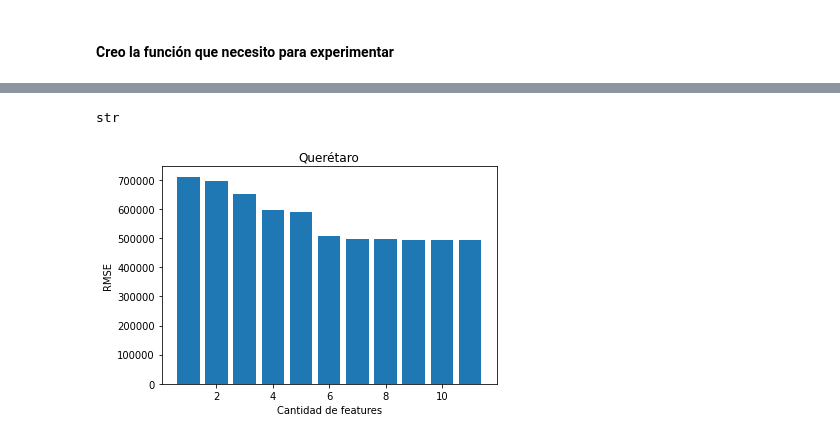
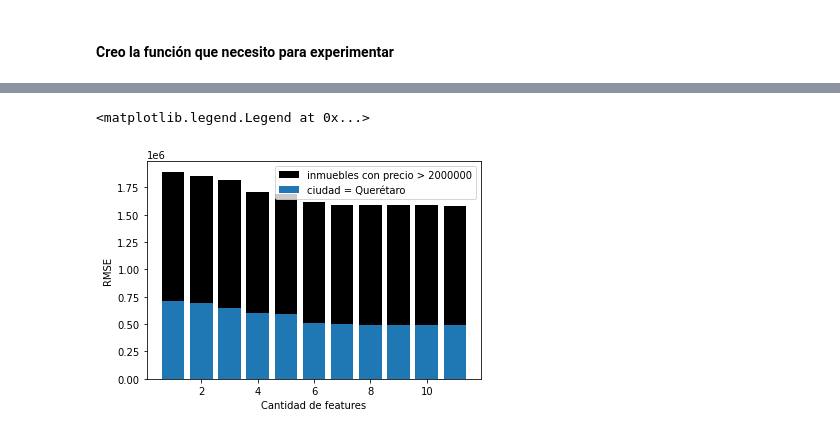
Before and after one commit to wgbusch/mt, a Jupyter notebook: tp3/notebooks/Precio_escalando_cantidad_features.ipynb, the cells around one changed output, grey strips where cells are left out. Saved outputs shown, nothing was run; the diff lists cells and outputs as text; code cells hidden in the pictures.

```diff
--- a/tp3/notebooks/Precio_escalando_cantidad_features.ipynb
+++ b/tp3/notebooks/Precio_escalando_cantidad_features.ipynb
@@ -160,18 +200,13 @@ lista_ciudades = df['ciudad'].unique().tolist()
 variables_numéricas = ['metroscubiertos','antiguedad', 'habitaciones', 'garages', 'banos', 'metrostotales',
                        'gimnasio', 'usosmultiples', 'piscina', 'escuelascercanas', 'centroscomercialescercanos']
 
-rsme_Querétaro = []
-rsmle_Querétaro = []
-
-rsme_Xochitepec = []
-rsmle_Xochitepec = []
-
-rsme_Resto = []
-rsmle_Resto = []
 
 #calculo las métricas para la predicción usando las primeras i (variando de 1 a 11) variables con Querétaro
 
 lista_variables = []
+rsme_Querétaro = []
+rsmle_Querétaro = []
+
 
 for variable in variables_numéricas:
     lista_variables.append(variable)
@@ -182,16 +217,31 @@ lista_variables = []
 
 #calculo las métricas para la predicción usando las primeras i (variando de 1 a 11) variables con Xochitepec
 lista_variables = []
+rsme_Xochitepec = []
+rsmle_Xochitepec = []
 
 for variable in variables_numéricas:
     lista_variables.append(variable)
     rsme_Xochitepec.append(métricas_regresión_ciudades(df, 'Xochitepec',  lista_variables, 'precio')[0])
     rsmle_Xochitepec.append(métricas_regresión_ciudades(df, 'Xochitepec',  lista_variables, 'precio')[1])
 
-# #calculo las métricas para la predicción usando las primeras i (variando de 1 a 11) variables con Resto
+#calculo las métricas para la predicción usando las primeras i (variando de 1 a 11) variables con Resto
 lista_variables = []
+rsme_Resto = []
+rsmle_Resto = []
 
 for variable in variables_numéricas:
     lista_variables.append(variable)
     rsme_Resto.append(métricas_regresión_ciudades(df, 'Resto',  lista_variables, 'precio')[0])
     rsmle_Resto.append(métricas_regresión_ciudades(df, 'Resto',  lista_variables, 'precio')[1])
+
+#calculo las métricas para todas las propiedades con precios >
+
+lista_variables = []
+rsme_df = []
+rsmle_df = []
+
+for variable in variables_numéricas:
+    lista_variables.append(variable)
+    rsme_df.append(métricas_regresión(df[df['precio'] > 2000000],  lista_variables, 'precio')[0])
+    rsmle_df.append(métricas_regresión(df[df['precio'] > 2000000],  lista_variables, 'precio')[1])
@@ -198,8 +261,9 @@ for variable in variables_numéricas:
 # %%
+plt.bar([1,2,3,4,5,6,7,8,9,10,11],rsme_df, color = 'black')
 plt.bar([1,2,3,4,5,6,7,8,9,10,11],rsme_Querétaro)
 plt.xlabel('Cantidad de features')
 plt.ylabel('RMSE')
-plt.title('Querétaro')
+plt.legend(['inmuebles con precio > 2000000', 'ciudad = Querétaro'])
 # %% [output]
-str
+<matplotlib.legend.Legend at 0x...>
-[figure, old version]
+[figure, new version]
```
Also changed, not shown: parts of 10 cells of this notebook.
